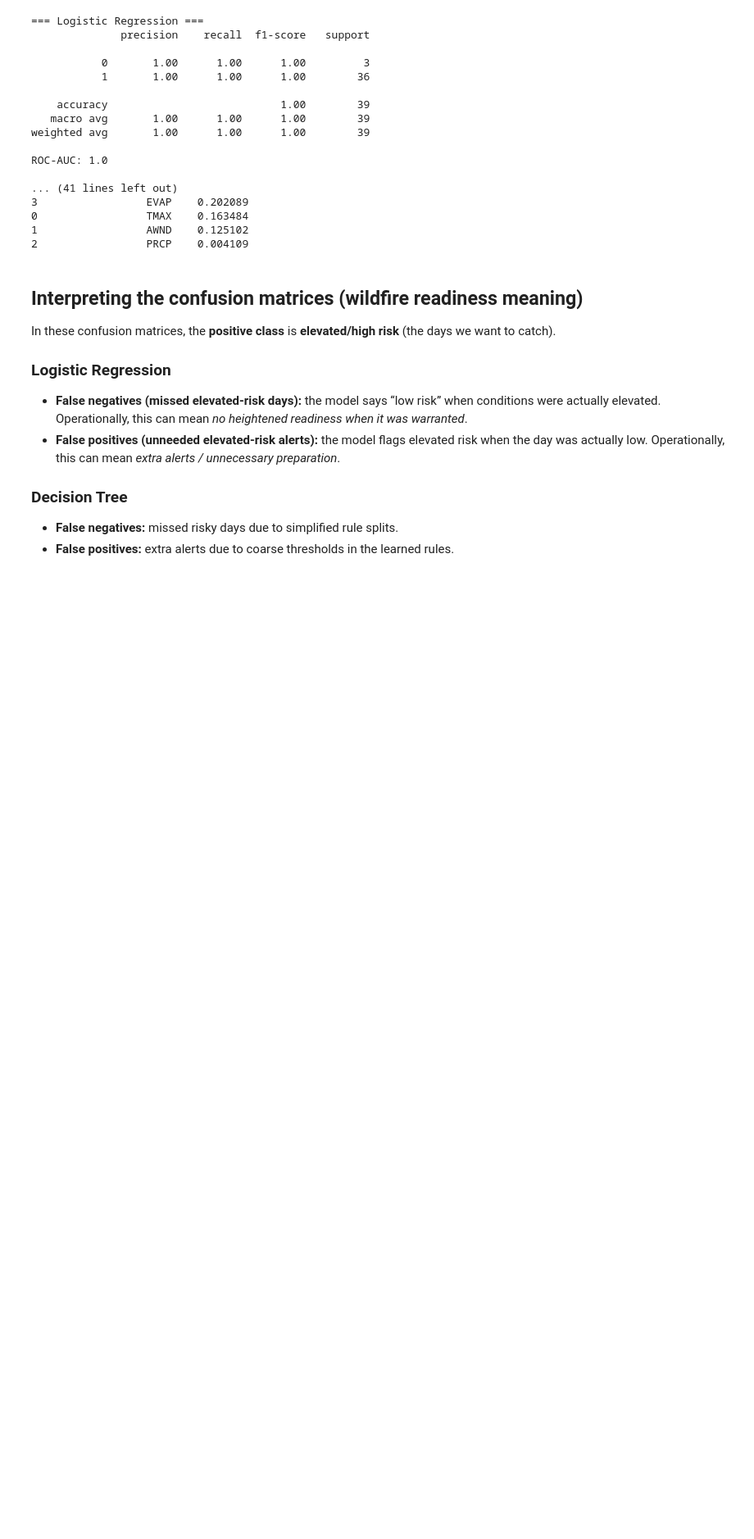
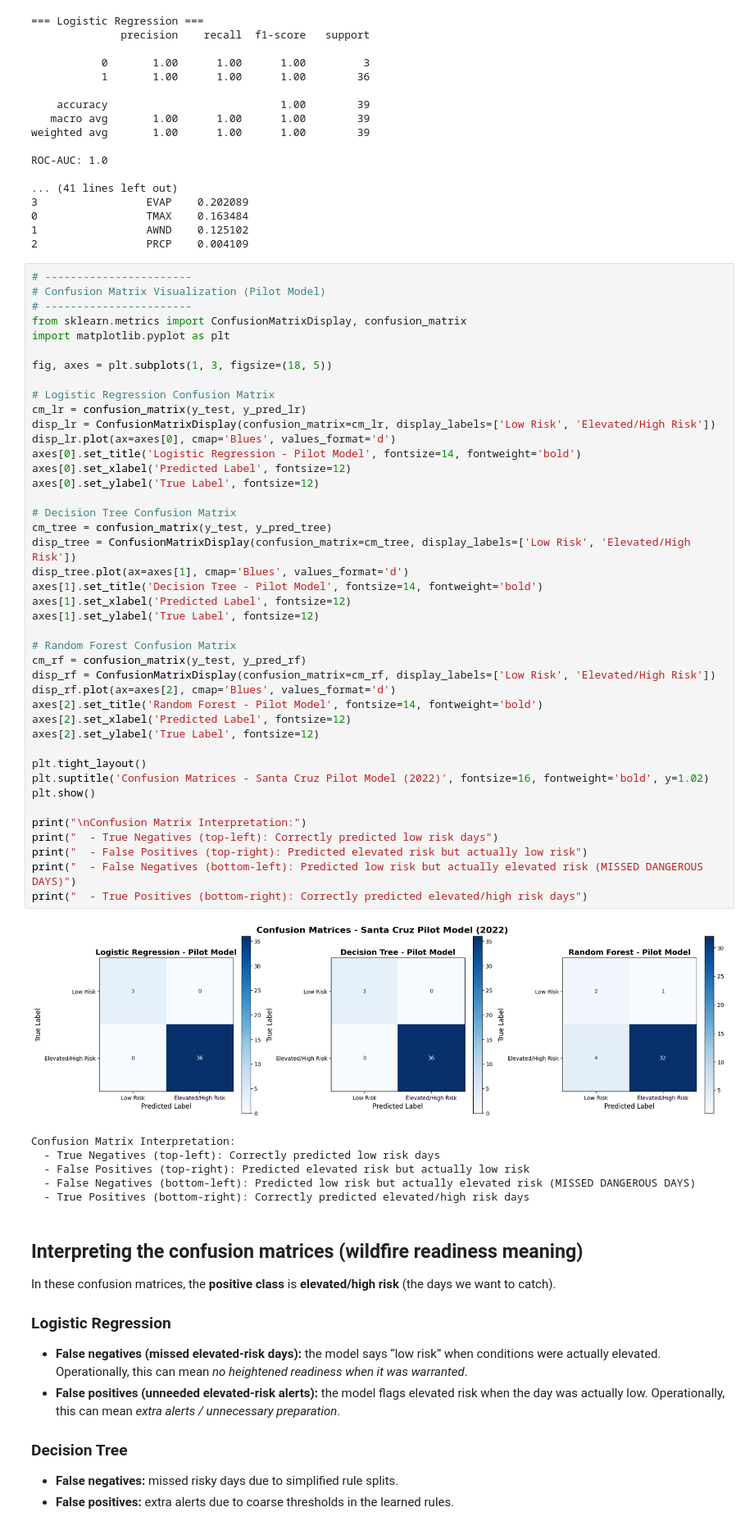
Before and after one commit to AnshulDhaas/wildfire_readiness_assistant_v1, a Jupyter notebook: readinessAssistantModel.ipynb, the cells around one changed output. Shown at 82% size. Saved outputs shown, nothing was run; the diff lists cells and outputs as text; blank space fills up the shorter version.

Commit message:
Finalize notebook: remove redundant markdowns, add figures

```diff
--- a/readinessAssistantModel.ipynb
+++ b/readinessAssistantModel.ipynb
@@ -653,6 +653,55 @@ ROC-AUC: 1.0
 0                 TMAX    0.163484
 1                 AWND    0.125102
 2                 PRCP    0.004109
+# %%
+# -----------------------
+# Confusion Matrix Visualization (Pilot Model)
+# -----------------------
+from sklearn.metrics import ConfusionMatrixDisplay, confusion_matrix
+import matplotlib.pyplot as plt
+
+fig, axes = plt.subplots(1, 3, figsize=(18, 5))
+
+# Logistic Regression Confusion Matrix
+cm_lr = confusion_matrix(y_test, y_pred_lr)
+disp_lr = ConfusionMatrixDisplay(confusion_matrix=cm_lr, display_labels=['Low Risk', 'Elevated/High Risk'])
+disp_lr.plot(ax=axes[0], cmap='Blues', values_format='d')
+axes[0].set_title('Logistic Regression - Pilot Model', fontsize=14, fontweight='bold')
+axes[0].set_xlabel('Predicted Label', fontsize=12)
+axes[0].set_ylabel('True Label', fontsize=12)
+
+# Decision Tree Confusion Matrix
+cm_tree = confusion_matrix(y_test, y_pred_tree)
+disp_tree = ConfusionMatrixDisplay(confusion_matrix=cm_tree, display_labels=['Low Risk', 'Elevated/High Risk'])
+disp_tree.plot(ax=axes[1], cmap='Blues', values_format='d')
+axes[1].set_title('Decision Tree - Pilot Model', fontsize=14, fontweight='bold')
+axes[1].set_xlabel('Predicted Label', fontsize=12)
+axes[1].set_ylabel('True Label', fontsize=12)
+
+# Random Forest Confusion Matrix
+cm_rf = confusion_matrix(y_test, y_pred_rf)
+disp_rf = ConfusionMatrixDisplay(confusion_matrix=cm_rf, display_labels=['Low Risk', 'Elevated/High Risk'])
+disp_rf.plot(ax=axes[2], cmap='Blues', values_format='d')
+axes[2].set_title('Random Forest - Pilot Model', fontsize=14, fontweight='bold')
+axes[2].set_xlabel('Predicted Label', fontsize=12)
+axes[2].set_ylabel('True Label', fontsize=12)
+
+plt.tight_layout()
+plt.suptitle('Confusion Matrices - Santa Cruz Pilot Model (2022)', fontsize=16, fontweight='bold', y=1.02)
+plt.show()
+
+print("\nConfusion Matrix Interpretation:")
+print("  - True Negatives (top-left): Correctly predicted low risk days")
+print("  - False Positives (top-right): Predicted elevated risk but actually low risk")
+print("  - False Negatives (bottom-left): Predicted low risk but actually elevated risk (MISSED DANGEROUS DAYS)")
+print("  - True Positives (bottom-right): Correctly predicted elevated/high risk days")
+# %% [output]
+[figure, added]
+Confusion Matrix Interpretation:
+  - True Negatives (top-left): Correctly predicted low risk days
+  - False Positives (top-right): Predicted elevated risk but actually low risk
+  - False Negatives (bottom-left): Predicted low risk but actually elevated risk (MISSED DANGEROUS DAYS)
+  - True Positives (bottom-right): Correctly predicted elevated/high risk days
 # %% [markdown]
 ## Interpreting the confusion matrices (wildfire readiness meaning)
 
```
Also changed, not shown: parts of 5 cells of this notebook, 21 other files.
